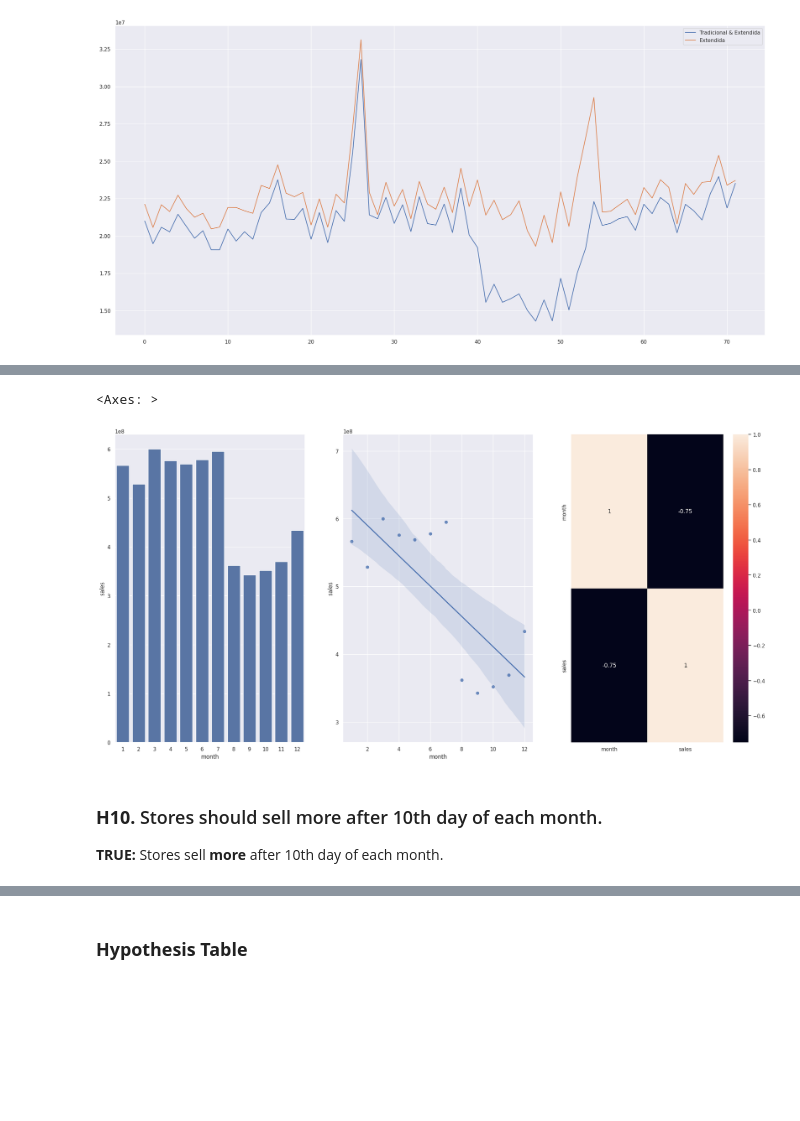
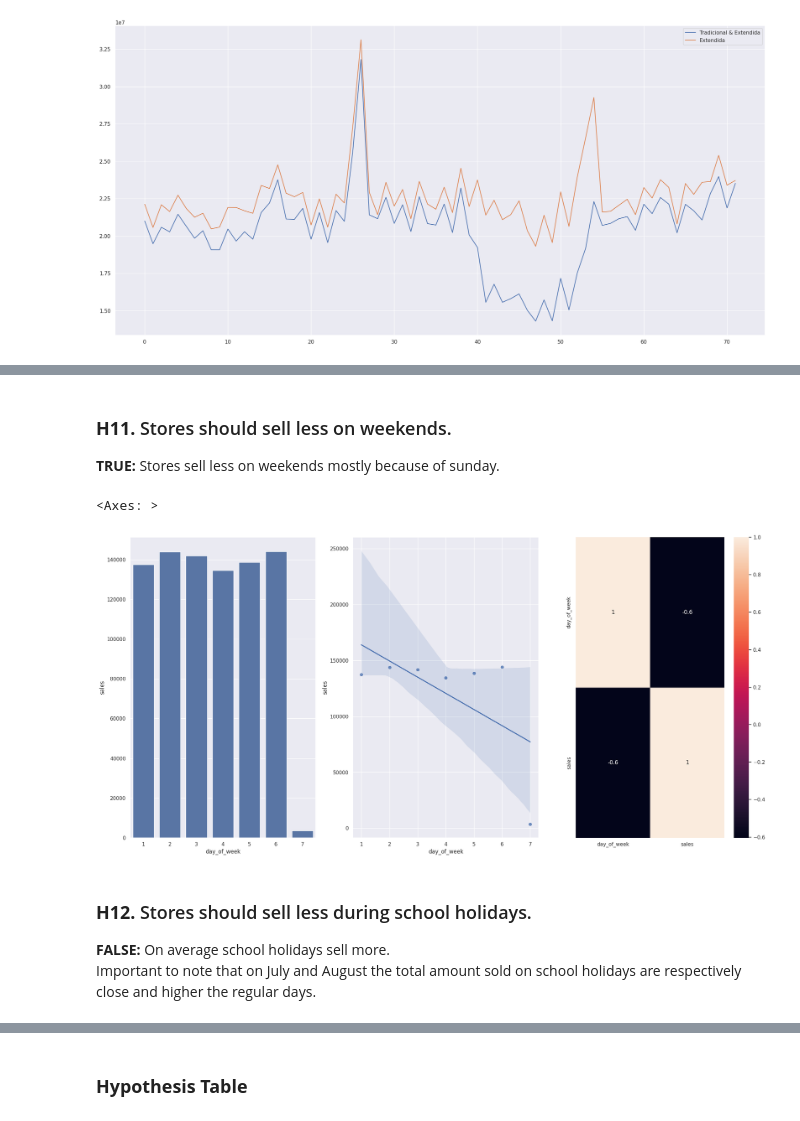
Before and after one commit to eliasbatistasouza/rossmann_sales, a Jupyter notebook: notebooks/001-EDA-ebs.ipynb, the cells around one changed output, grey strips where cells are left out. Drawn from its saved outputs; the diff is of its cells as text; code cells hidden in the pictures; blank space fills up the shorter version.

```diff
--- a/notebooks/001-EDA-ebs.ipynb
+++ b/notebooks/001-EDA-ebs.ipynb
@@ -1231,18 +1285,22 @@ sns.lineplot(data=aux1, x="month", y="sales", hue="year")
+# %% [markdown]
+### **H11.** Stores should sell less on weekends.
+**TRUE:** Stores sell less on weekends mostly because of sunday.
 # %%
-aux1 = df4.loc[:, ["month", "sales"]].groupby(["month"]).sum().reset_index()
+aux1 = df4.loc[:, ["day_of_week", "sales"]].groupby(["day_of_week"]).count().reset_index()
 
 plt.subplot(1, 3, 1)
-sns.barplot(x="month", y="sales", data=aux1)
+sns.barplot(x="day_of_week", y="sales", data=aux1)
 
 plt.subplot(1, 3, 2)
-sns.regplot(x="month", y="sales", data=aux1)
+sns.regplot(x="day_of_week", y="sales", data=aux1)
 
 plt.subplot(1, 3, 3)
 sns.heatmap(aux1.corr(method="pearson"), annot=True)
 # %% [output]
 <Axes: >
-[figure, old version]
+[figure, new version]
-# %% [markdown]
-### **H10.** Stores should sell more after 10th day of each month.
-**TRUE:** Stores sell **more** after 10th day of each month.
+# %% [markdown]
+### **H12.** Stores should sell less during school holidays.
+**FALSE:** On average school holidays sell more.
+Important to note that on July and August the total amount sold on school holidays are respectively close and higher the regular days.
 # %%
```
Also changed, not shown: parts of 65 cells of this notebook, 1 other file.
